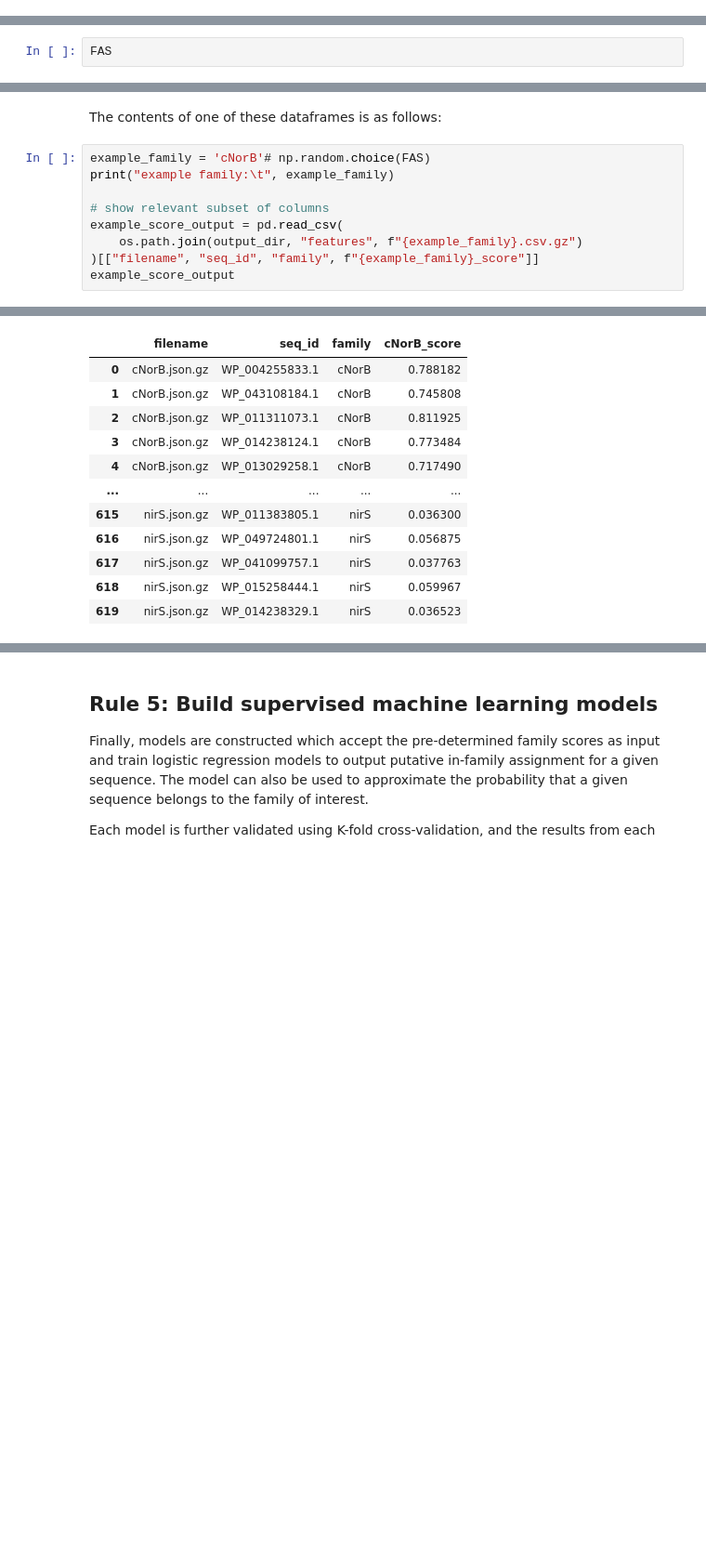
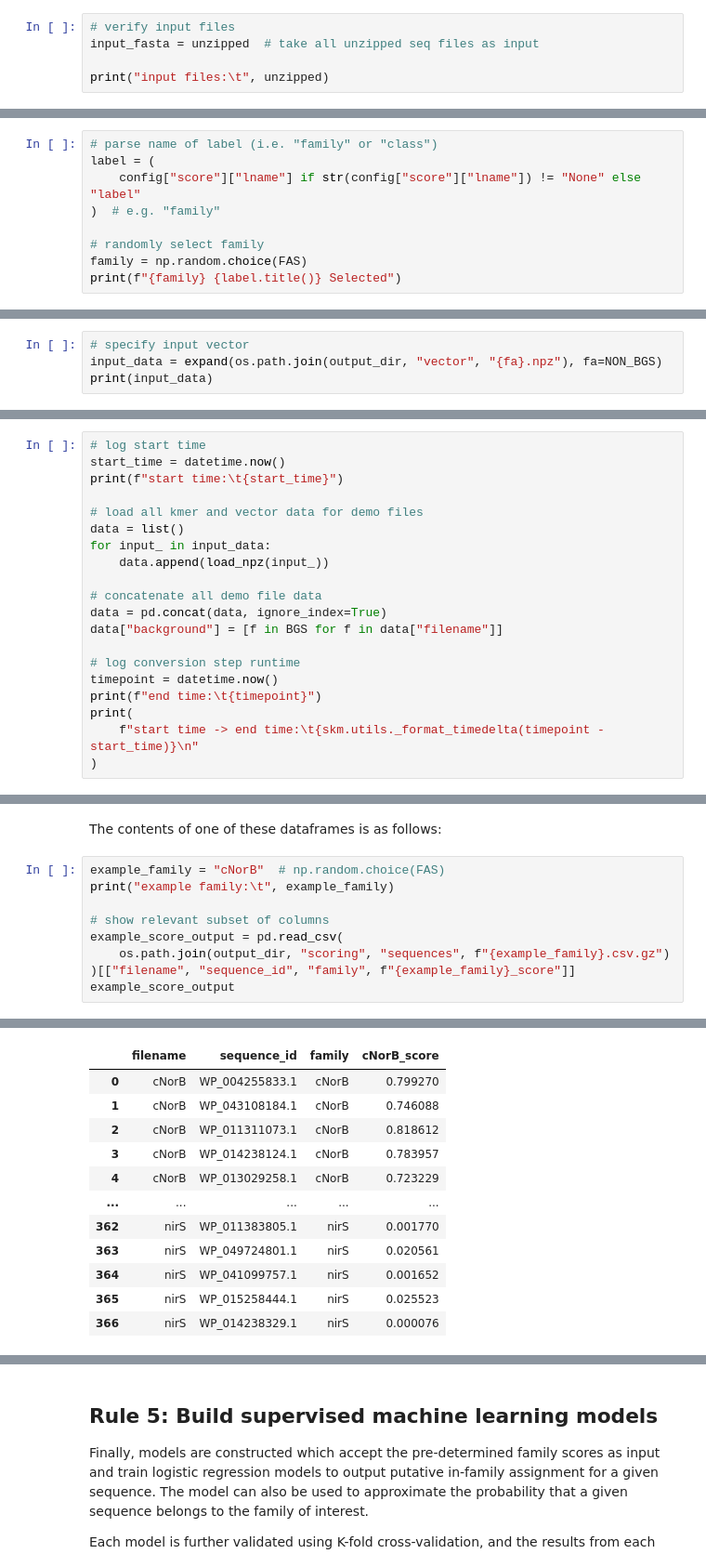
Before and after one commit to PNNL-CompBio/Snekmer, a Jupyter notebook: resources/tutorial/snekmer_demo.ipynb, the cells around one changed output, grey strips where cells are left out. Shown: that part at 93% size. Drawn from its saved outputs; the diff is of its cells as text; blank space fills up the shorter version.

```diff
--- a/resources/tutorial/snekmer_demo.ipynb
+++ b/resources/tutorial/snekmer_demo.ipynb
@@ -305,0 +275,5 @@ for fa in unzipped:
+# %%
+# verify input files
+input_fasta = unzipped  # take all unzipped seq files as input
+
+print("input files:\t", unzipped)
@@ -311,0 +373,9 @@ As previously, the Python-ized version of this Snakemake rule is demonstrated be
+# %%
+# parse name of label (i.e. "family" or "class")
+label = (
+    config["score"]["lname"] if str(config["score"]["lname"]) != "None" else "label"
+)  # e.g. "family"
+
+# randomly select family
+family = np.random.choice(FAS)
+print(f"{family} {label.title()} Selected")
@@ -312,3 +384,5 @@ As previously, the Python-ized version of this Snakemake rule is demonstrated be
 # %%
-FAS
+# specify input vector
+input_data = expand(os.path.join(output_dir, "vector", "{fa}.npz"), fa=NON_BGS)
+print(input_data)
 # %% [output]
@@ -485,0 +438,20 @@ ValueError: Object arrays cannot be loaded when allow_pickle=False
+# %%
+# log start time
+start_time = datetime.now()
+print(f"start time:\t{start_time}")
+
+# load all kmer and vector data for demo files
+data = list()
+for input_ in input_data:
+    data.append(load_npz(input_))
+
+# concatenate all demo file data
+data = pd.concat(data, ignore_index=True)
+data["background"] = [f in BGS for f in data["filename"]]
+
+# log conversion step runtime
+timepoint = datetime.now()
+print(f"end time:\t{timepoint}")
+print(
+    f"start time -> end time:\t{skm.utils._format_timedelta(timepoint - start_time)}\n"
+)
@@ -486,25 +580,25 @@ ValueError: Object arrays cannot be loaded when allow_pickle=False
 # %% [markdown]
 The contents of one of these dataframes is as follows:
 # %%
-example_family = 'cNorB'# np.random.choice(FAS)
+example_family = "cNorB"  # np.random.choice(FAS)
 print("example family:\t", example_family)
 
 # show relevant subset of columns
 example_score_output = pd.read_csv(
-    os.path.join(output_dir, "features", f"{example_family}.csv.gz")
-)[["filename", "seq_id", "family", f"{example_family}_score"]]
+    os.path.join(output_dir, "scoring", "sequences", f"{example_family}.csv.gz")
+)[["filename", "sequence_id", "family", f"{example_family}_score"]]
 example_score_output
 # %% [output]
 example family:  cNorB
-|  | filename | seq_id | family | cNorB_score |
-| 0 | cNorB.json.gz | WP_004255833.1 | cNorB | 0.788182 |
-| 1 | cNorB.json.gz | WP_043108184.1 | cNorB | 0.745808 |
-| 2 | cNorB.json.gz | WP_011311073.1 | cNorB | 0.811925 |
-| 3 | cNorB.json.gz | WP_014238124.1 | cNorB | 0.773484 |
-| 4 | cNorB.json.gz | WP_013029258.1 | cNorB | 0.717490 |
+|  | filename | sequence_id | family | cNorB_score |
+| 0 | cNorB | WP_004255833.1 | cNorB | 0.799270 |
+| 1 | cNorB | WP_043108184.1 | cNorB | 0.746088 |
+| 2 | cNorB | WP_011311073.1 | cNorB | 0.818612 |
+| 3 | cNorB | WP_014238124.1 | cNorB | 0.783957 |
+| 4 | cNorB | WP_013029258.1 | cNorB | 0.723229 |
 | ... | ... | ... | ... | ... |
-| 615 | nirS.json.gz | WP_011383805.1 | nirS | 0.036300 |
-| 616 | nirS.json.gz | WP_049724801.1 | nirS | 0.056875 |
-| 617 | nirS.json.gz | WP_041099757.1 | nirS | 0.037763 |
-| 618 | nirS.json.gz | WP_015258444.1 | nirS | 0.059967 |
-| 619 | nirS.json.gz | WP_014238329.1 | nirS | 0.036523 |
+| 362 | nirS | WP_011383805.1 | nirS | 0.001770 |
+| 363 | nirS | WP_049724801.1 | nirS | 0.020561 |
+| 364 | nirS | WP_041099757.1 | nirS | 0.001652 |
+| 365 | nirS | WP_015258444.1 | nirS | 0.025523 |
+| 366 | nirS | WP_014238329.1 | nirS | 0.000076 |
```
Also changed, not shown: parts of 33 cells of this notebook, 1 other file.
